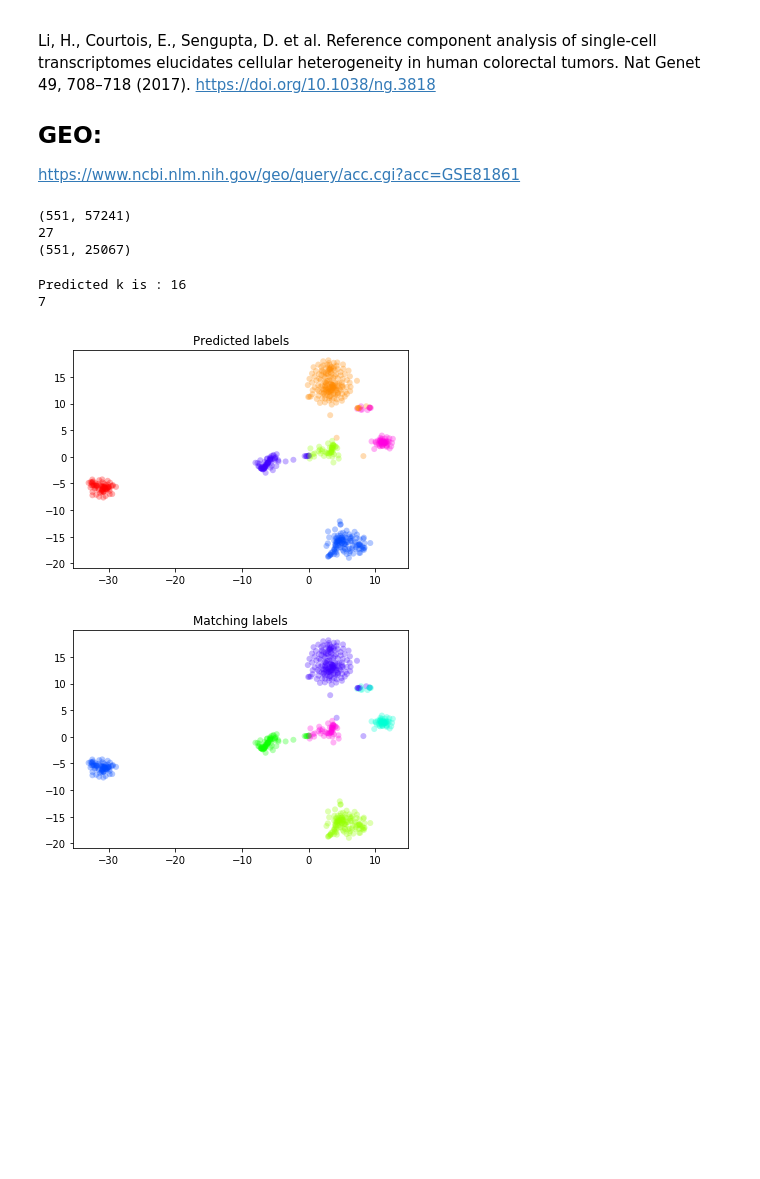
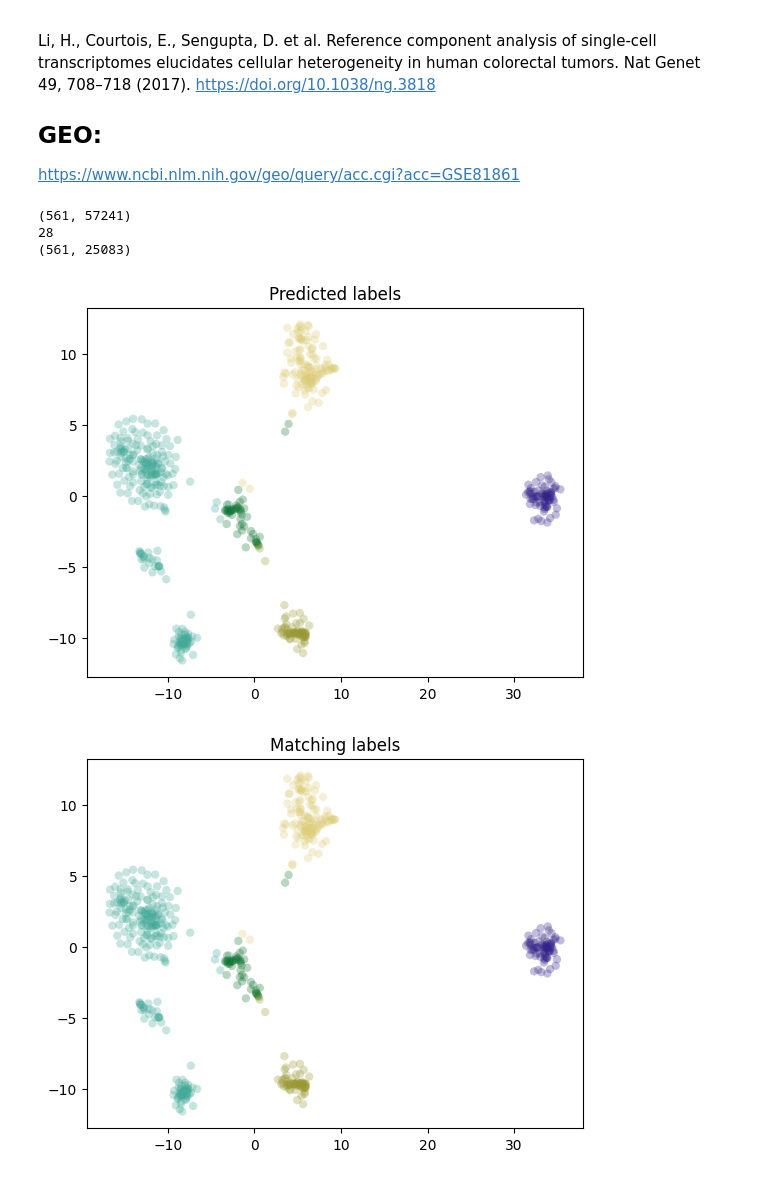
Before and after one commit to KaplanLab/KMDHierarchicalClustering, a Jupyter notebook: Li17_dataset.ipynb, the cells around one changed output. Cells and saved outputs as stored; diff of their text form; code cells hidden in the pictures; blank space fills up the shorter version.

Commit message:
Update RNA notebooks
- updated K and cluster count, according to DBCV pipeline
- Fix seeds
- colorblind-friendly color scheme

```diff
--- a/Li17_dataset.ipynb
+++ b/Li17_dataset.ipynb
@@ -18,31 +19,28 @@ import time
 %matplotlib inline
 # %%
 # load dataset
-path = 'data/GSE81861_Cell_Line_COUNT.csv'
+path = 'data/GSE81861_Cell_Line_COUNT.csv.gz'
 adata = sc.read_csv(path).T
 t = time.time()
 # %%
-# filter over and under expressed cells
-sc.pp.filter_cells(adata,max_genes =20000)
-sc.pp.filter_cells(adata,min_genes =3000)
 # filter over and under expressed genes
 filter_genes(adata,5)
 # %% [output]
-(551, 57241)
-27
-(551, 25067)
+(561, 57241)
+28
+(561, 25083)
 # %%
 # convert annotated cells to cluster numbers
 labels= adata.obs_names.to_numpy()
 keys = ['A549','GM12878','H1437','HCT116','IMR90','brown','K562']
 label_list, organ_idx = obs_names_to_numbers(keys,labels)
 # %%
-kmd_cluster = KMDClustering(k='compute',affinity = 'correlation',n_clusters=7, min_cluster_size= 10 , certainty=0.5, k_scan_range = (16,20,10))
+random.seed(1)
+kmd_cluster = KMDClustering(k=77, affinity='correlation', n_clusters=5, min_cluster_size=10 , certainty=0.5)
 kmd_cluster.fit(adata.X)
 y_pred = kmd_cluster.predict(adata.X)
+np.random.seed(1)
 cluster_scoring.tsne_presentation(kmd_cluster.dists,label_list,y_pred)
 # %% [output]
-Predicted k is : 16
-7
-[figure, old version]
+[figure, new version]
-[figure, old version]
+[figure, new version]
```
Also changed, not shown: parts of 3 cells of this notebook, 3 other files.
